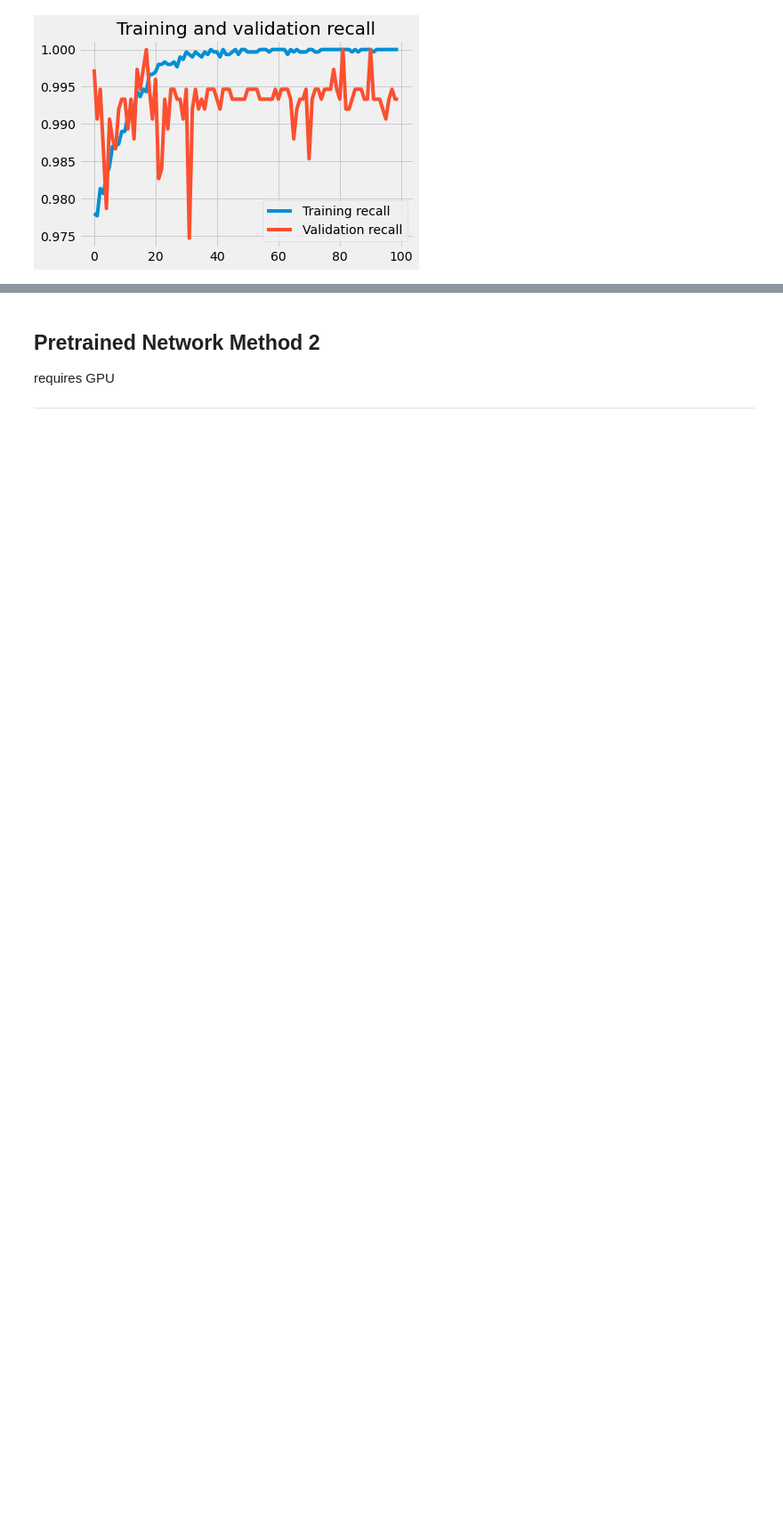
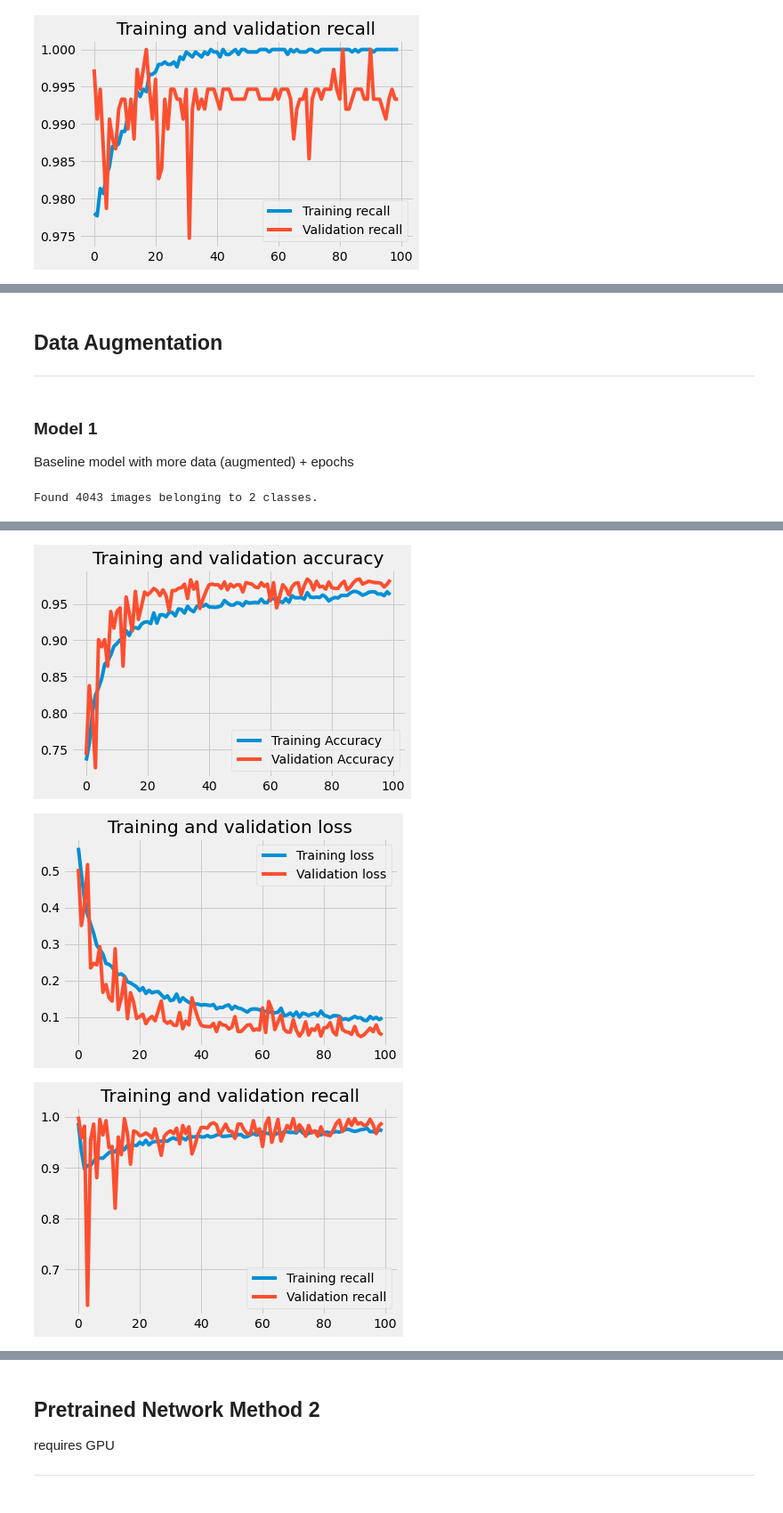
Before and after one commit to stereopickle/pneumonia_img_classification, a Jupyter notebook: 020.CNN.ipynb, the cells around one changed output, grey strips where cells are left out. Shown: that part at 89% size. Cells and saved outputs as stored; diff of their text form; code cells hidden in the pictures; blank space fills up the shorter version.

Commit message:
added data augmentation and model 1, 2

```diff
--- a/020.CNN.ipynb
+++ b/020.CNN.ipynb
@@ -147,0 +159,55 @@ Run it if the data is generally overfitting.
+# %% [markdown]
+## Data Augmentation
+---
+# %% [markdown]
+### Model 1
+Baseline model with more data (augmented) + epochs
+# %%
+data_aug_train = image.ImageDataGenerator(rescale = 1/255,
+                                   width_shift_range = 0.2,
+                                   height_shift_range = 0.2,
+                                   brightness_range = [0.5, 1.0],
+                                   zoom_range = 0.2)
+
+train_g2 = data_aug_train.flow_from_directory(train_dir,
+                                              target_size = (150,150),
+                                              color_mode='grayscale',
+                                              class_mode='binary')
+# %% [output]
+Found 4043 images belonging to 2 classes.
+# %%
+# model fit
+model = models.Sequential()
+model.add(layers.Conv2D(32, 3, activation = 'relu', input_shape=(150, 150, 1)))
+model.add(layers.MaxPooling2D((2, 2)))
+model.add(layers.Conv2D(64, 3, activation = 'relu'))
+model.add(layers.MaxPooling2D((2, 2)))
+model.add(layers.Conv2D(128, 3, activation = 'relu'))
+model.add(layers.MaxPooling2D((2, 2)))
+model.add(layers.Conv2D(128, 3, activation = 'relu'))
+model.add(layers.MaxPooling2D((2, 2)))
+model.add(layers.Flatten())
+model.add(layers.Dense(512, activation = 'relu'))
+model.add(layers.Dense(1, activation='sigmoid'))
+
+# compiling models
+model.compile(loss='binary_crossentropy',
+              optimizer=optimizers.RMSprop(lr=1e-4),
+              metrics=['accuracy', 'Recall'])
+
+# training
+start = timer()
+
+history = model.fit(train_g2,
+                    steps_per_epoch = 100,
+                    epochs=100,
+                    validation_data=val_g,
+                    workers = 7
+                   )
+
+end = timer()
+elapsed = end - start
+print('Total Time Elapsed: ', int(elapsed//60), ' minutes ', (round(elapsed%60)), ' seconds')
+
+plot_performance(history)
+# %% [output]
@@ -147,0 +231,3 @@ Run it if the data is generally overfitting.
+[figure, added]
+[figure, added]
+[figure, added]
```
Also changed, not shown: parts of 21 cells of this notebook.
